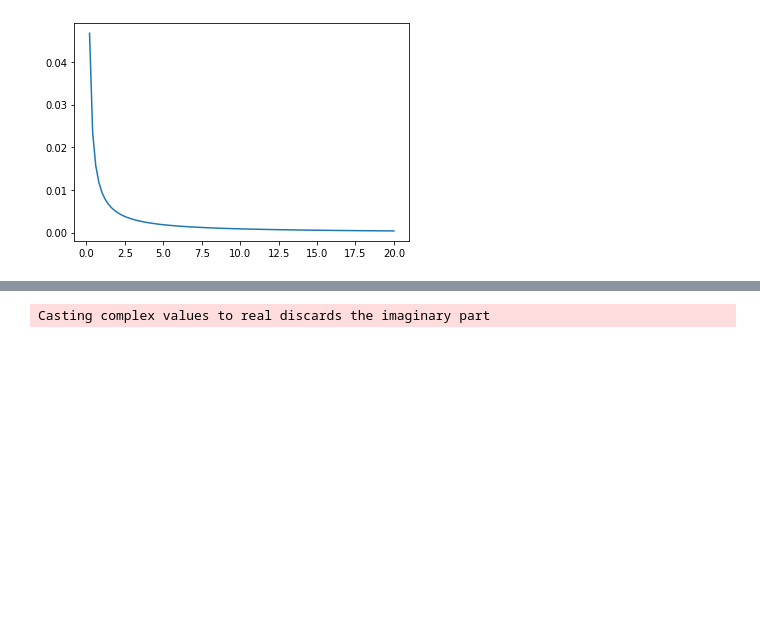
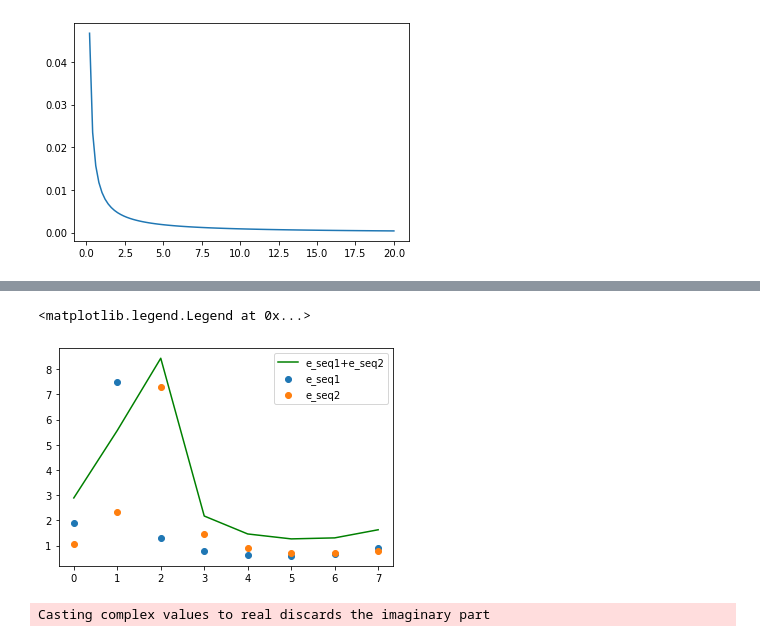
Before and after one commit to Brook1711/RIS-Angular-Domain, a Jupyter notebook: doc/paper_plot.ipynb, the cells around one changed output, grey strips where cells are left out. Drawn from its saved outputs; the diff is of its cells as text; code cells hidden in the pictures; blank space fills up the shorter version.

```diff
--- a/doc/paper_plot.ipynb
+++ b/doc/paper_plot.ipynb
@@ -87,3 +60,30 @@ print(np.fft.fft(e_seq))
+# %%
+import numpy as np
+import math, cmath
+import matplotlib as mpl
+import matplotlib.pyplot as plt
+
+N = 8
+x = np.array(range(N))
+
+e_seq1 = np.exp(1j*2*np.pi*x*0.1)
+e_seq2 = np.exp(1j*2*np.pi*x*0.22)
+
+
+y1 = np.fft.fft(e_seq1)
+y2 = np.fft.fft(e_seq2)
+y3 = np.fft.fft(e_seq1+e_seq2)
+
+fig, ax = plt.subplots() # 创建图实例
+ax.scatter(x, np.abs(y1), label='e_seq1') # 作y1 = x 图，并标记此线名为linear
+
+ax.scatter(x, np.abs(y2), label='e_seq2') #作y2 = x^2 图，并标记此线名为quadratic
+
+ax.plot(x, np.abs(y3), label='e_seq1+e_seq2',color='g') # 作y3 = x^3 图，并标记此线名为cubic
+ax.legend() #自动检测要在图例中显示的元素，并且显示
+# %% [output]
+<matplotlib.legend.Legend at 0x...>
+[figure, added]
 # %%
 import numpy as np
 import math, cmath
```
Also changed, not shown: parts of 2 cells of this notebook, 2 other files.
